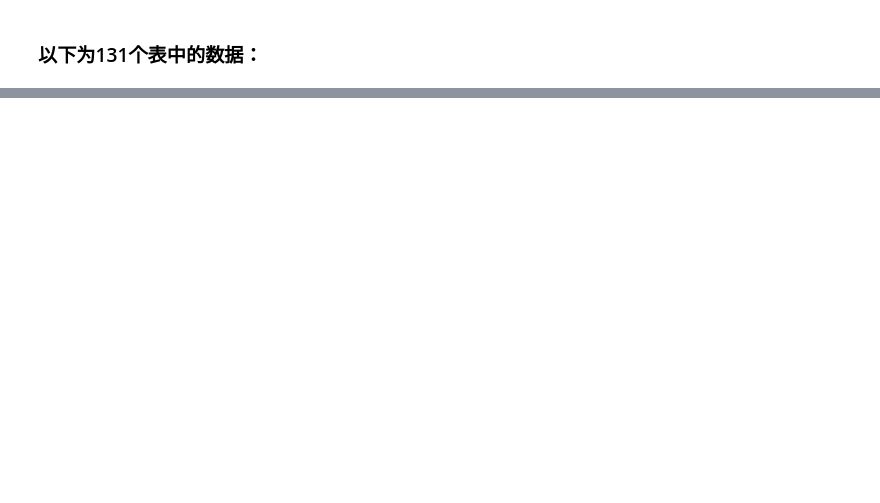
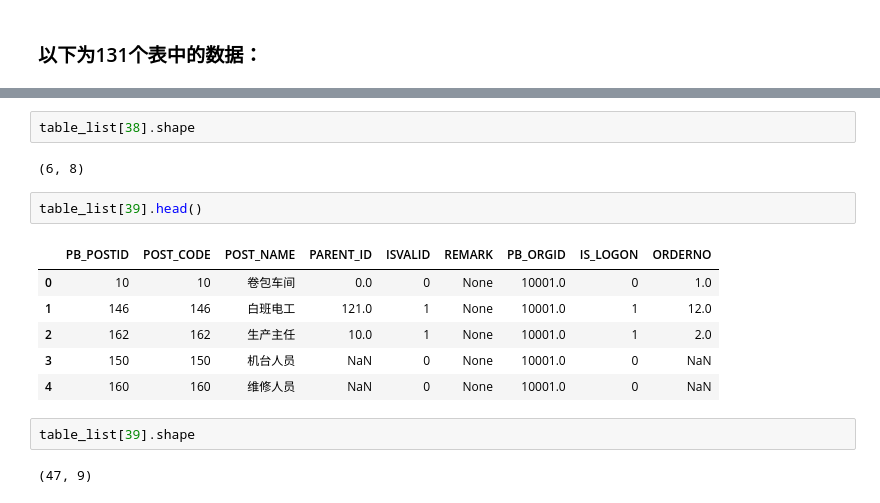
Before and after one commit to zzhhoubin/pydata, a Jupyter notebook: datasets/ncicbj/oracle.ipynb, the cells around one changed output, grey strips where cells are left out. Drawn from its saved outputs; the diff is of its cells as text; blank space fills up the shorter version.

```diff
--- a/datasets/ncicbj/oracle.ipynb
+++ b/datasets/ncicbj/oracle.ipynb
@@ -926,0 +544,17 @@ plt.show()
+# %%
+table_list[38].shape
+# %% [output]
+(6, 8)
+# %%
+table_list[39].head()
+# %% [output]
+|  | PB_POSTID | POST_CODE | POST_NAME | PARENT_ID | ISVALID | REMARK | PB_ORGID | IS_LOGON | ORDERNO |
+| 0 | 10 | 10 | 卷包车间 | 0.0 | 0 | None | 10001.0 | 0 | 1.0 |
+| 1 | 146 | 146 | 白班电工 | 121.0 | 1 | None | 10001.0 | 1 | 12.0 |
+| 2 | 162 | 162 | 生产主任 | 10.0 | 1 | None | 10001.0 | 1 | 2.0 |
+| 3 | 150 | 150 | 机台人员 | NaN | 0 | None | 10001.0 | 0 | NaN |
+| 4 | 160 | 160 | 维修人员 | NaN | 0 | None | 10001.0 | 0 | NaN |
+# %%
+table_list[39].shape
+# %% [output]
+(47, 9)
```
Also changed, not shown: parts of 155 cells of this notebook.
